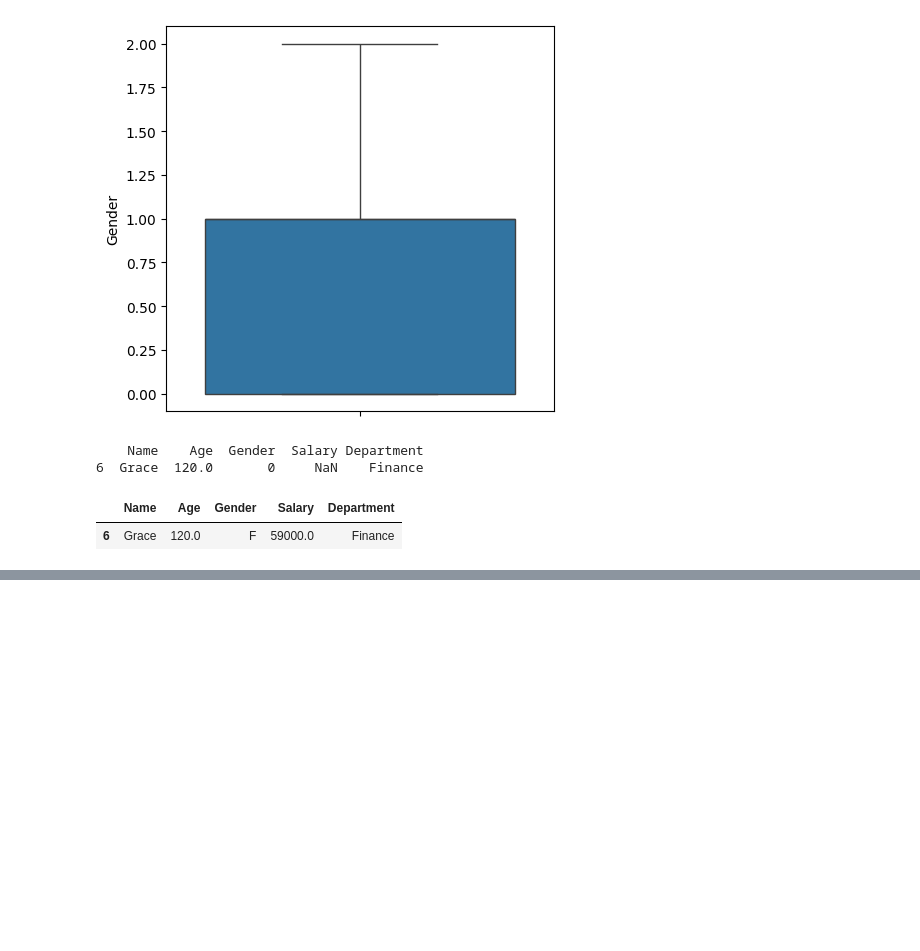
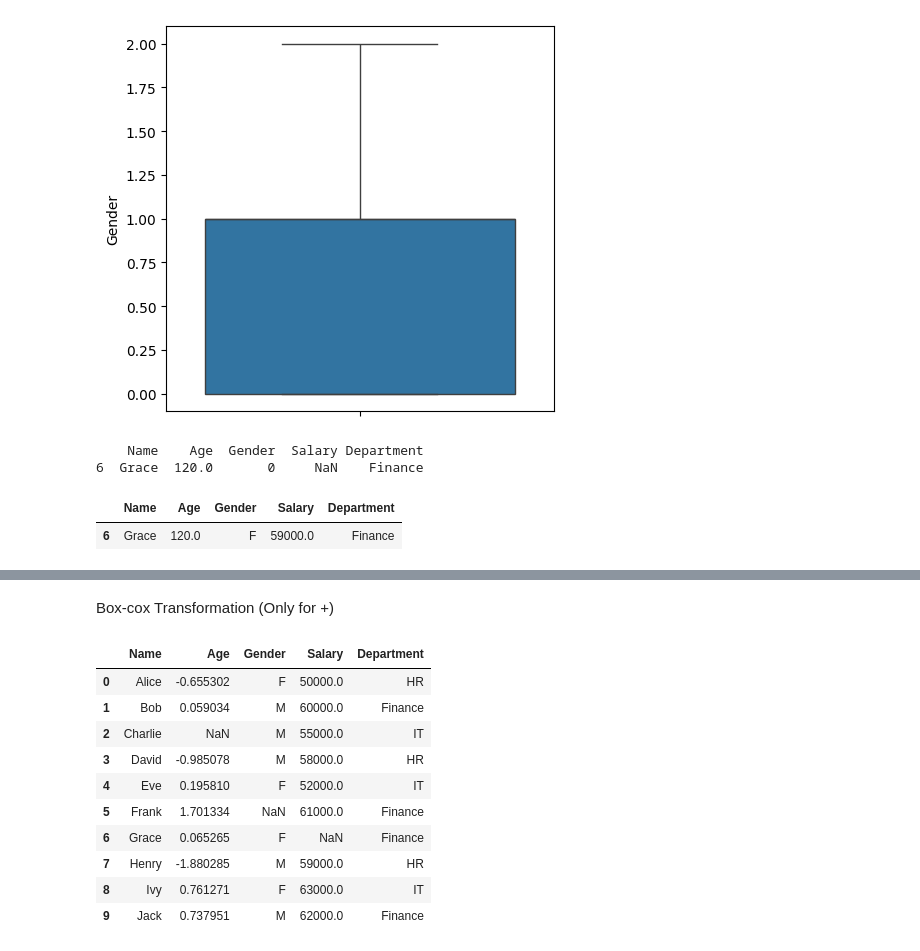
Before and after one commit to Amruda-glitch/Hands-on-Training, a Jupyter notebook: AI_HoS_3.ipynb, the cells around one changed output, grey strips where cells are left out. Drawn from its saved outputs; the diff is of its cells as text; code cells hidden in the pictures; blank space fills up the shorter version.

```diff
--- a/AI_HoS_3.ipynb
+++ b/AI_HoS_3.ipynb
@@ -210,0 +344,19 @@ df[df['outlier']==-1]
+# %% [markdown]
+Box-cox Transformation (Only for +)
+# %%
+df['Age']=abs(df['Age'])
+bc = PowerTransformer(method='box-cox')
+df['Age'] = bc.fit_transform(df[['Age']])
+df
+# %% [output]
+|  | Name | Age | Gender | Salary | Department |
+| 0 | Alice | -0.655302 | F | 50000.0 | HR |
+| 1 | Bob | 0.059034 | M | 60000.0 | Finance |
+| 2 | Charlie | NaN | M | 55000.0 | IT |
+| 3 | David | -0.985078 | M | 58000.0 | HR |
+| 4 | Eve | 0.195810 | F | 52000.0 | IT |
+| 5 | Frank | 1.701334 | NaN | 61000.0 | Finance |
+| 6 | Grace | 0.065265 | F | NaN | Finance |
+| 7 | Henry | -1.880285 | M | 59000.0 | HR |
+| 8 | Ivy | 0.761271 | F | 63000.0 | IT |
+| 9 | Jack | 0.737951 | M | 62000.0 | Finance |
```
Also changed, not shown: parts of 23 cells of this notebook.
